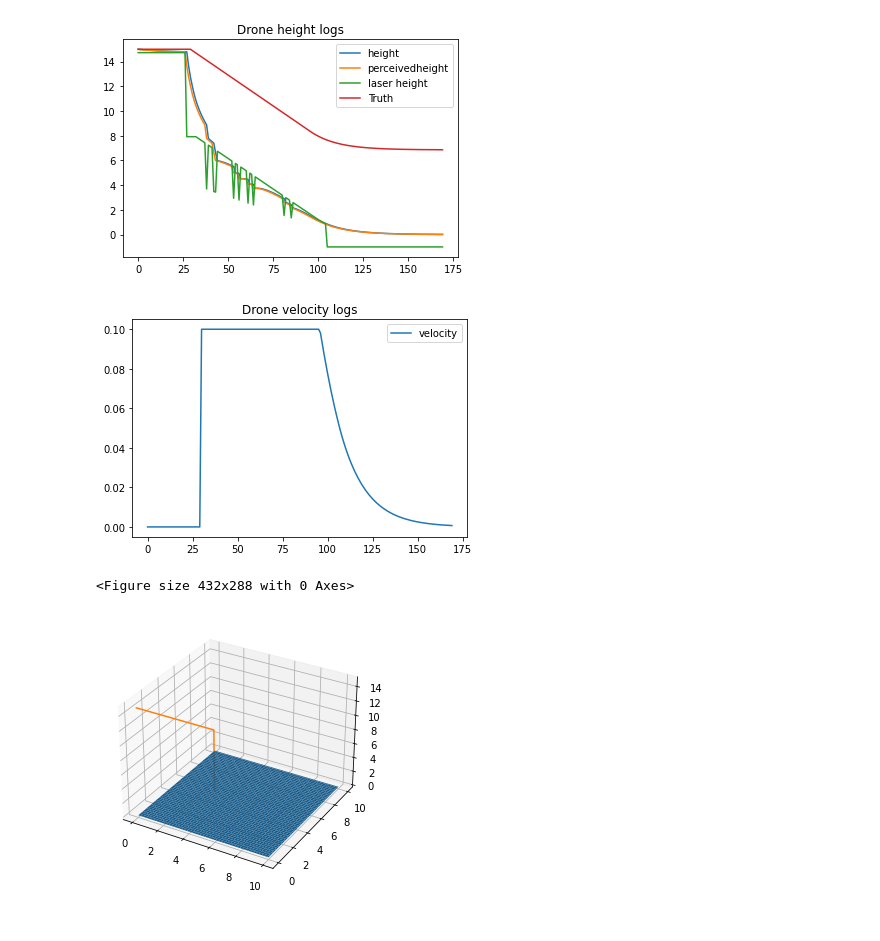
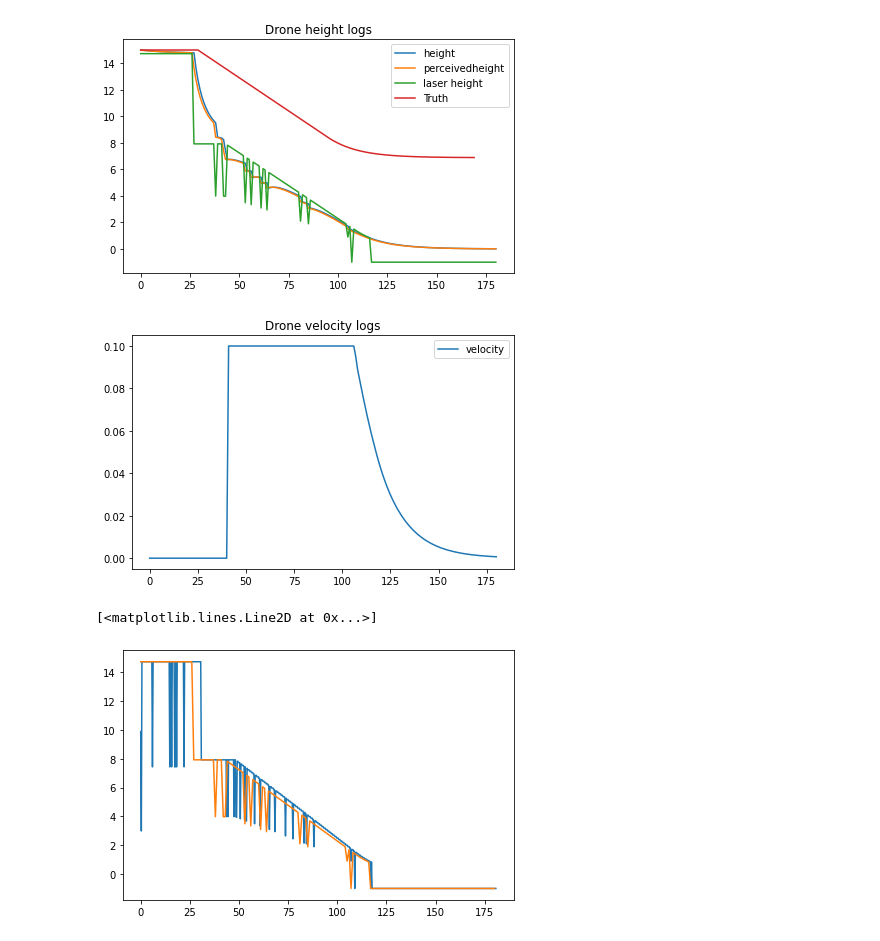
Before and after one commit to lengv/swoop, a Jupyter notebook: plot_logs.ipynb, the cells around one changed output. Saved outputs shown, nothing was run; the diff lists cells and outputs as text; code cells hidden in the pictures.

```diff
--- a/plot_logs.ipynb
+++ b/plot_logs.ipynb
@@ -9,47 +9,32 @@ scene_log_path = './build/scene_log.txt'
 scene_laser_log_path = './build/scene_laser_log.txt'
 drone_log = genfromtxt(drone_log_path, delimiter=',')
 scene_log = genfromtxt(scene_log_path, delimiter=',')
-scene_laser_log = genfromtxt(scene_log_path, delimiter=',')
+scene_laser_log = genfromtxt(scene_laser_log_path, delimiter=',')
 # %%
 # Drone log format height, perceived height, laser height, velocity z
 # print(drone_log[:, 0])
 fig = plt.figure('drone_log')
-plt.plot(drone_log[:,0])
-plt.plot(drone_log[:,1])
-plt.plot(drone_log[:,2])
-plt.plot(scene_log[:,2])
+plt.plot(drone_log[:,0])  # Dead reckoning
+plt.plot(drone_log[:,1])  # perceived height
+plt.plot(drone_log[:,2])  # Laser
+plt.plot(scene_log[:,2])  # Drone z height
 # plt.plot(np.arange(0, len(scene_laser_log))/len(scene_laser_log)*len(drone_log), scene_laser_log)
 
 plt.legend(['height', 'perceivedheight', 'laser height', 'Truth', 'laser truth'])
 plt.title('Drone height logs')
 plt.show()
 
 fig2 = plt.figure('vel_log')
 plt.plot(drone_log[:,3])
 plt.legend(['velocity'])
 plt.title('Drone velocity logs')
 plt.show()
+
+fig_lasers = plt.figure('lasers')
+plt.plot(np.arange(0, len(scene_laser_log))/len(scene_laser_log)*len(drone_log), scene_laser_log)
+plt.plot(drone_log[:,2])
 # %% [output]
-[figure, old version]
+[figure, new version]
-[figure, old version]
+[figure, new version]
+[<matplotlib.lines.Line2D at 0x...>]
+[figure, added]
-# %%
-fig3 = plt.figure('3D')
-
-plt.rcParams["figure.autolayout"] = True
-
-line = np.linspace(0, 10, 100)
-x, y = np.meshgrid(line, line)
-z = x*0
-
-fig = plt.figure()
-
-ax = plt.axes(projection='3d')
-
-ax.plot_surface(x,y,z)
-ax.plot(scene_log[:,0], scene_log[:,1], scene_log[:,2])
-
-# ax.voxels(bx.plt_points())
-plt.show()
-# %% [output]
-<Figure size 432x288 with 0 Axes>
-[figure, removed]
```
Also changed, not shown: 1 other file.
